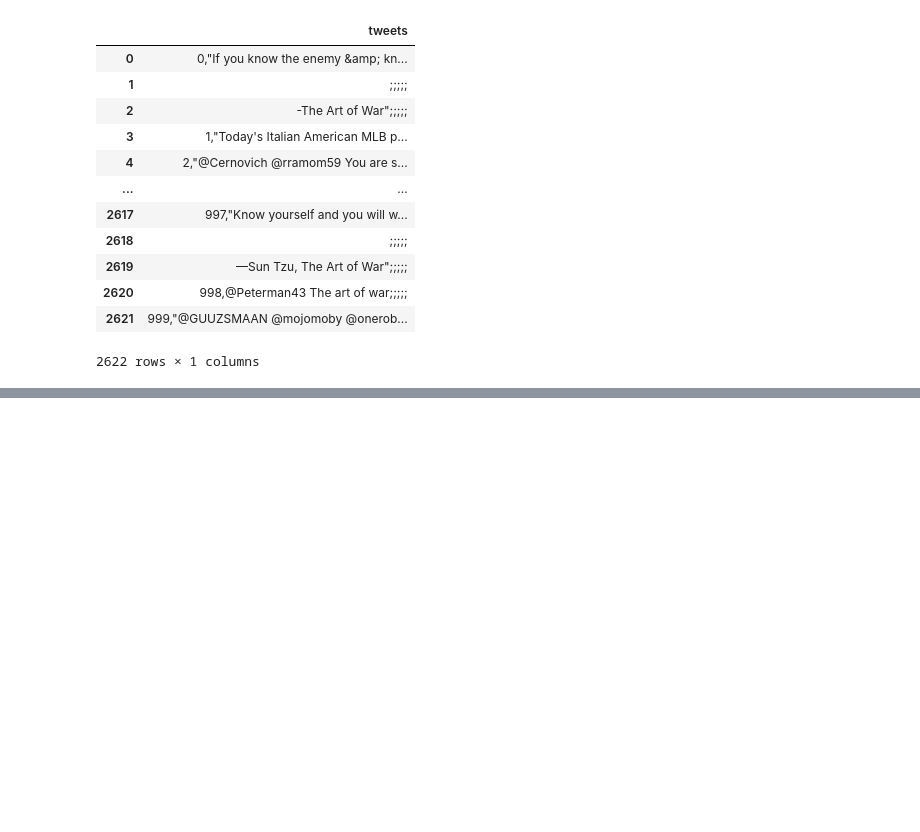
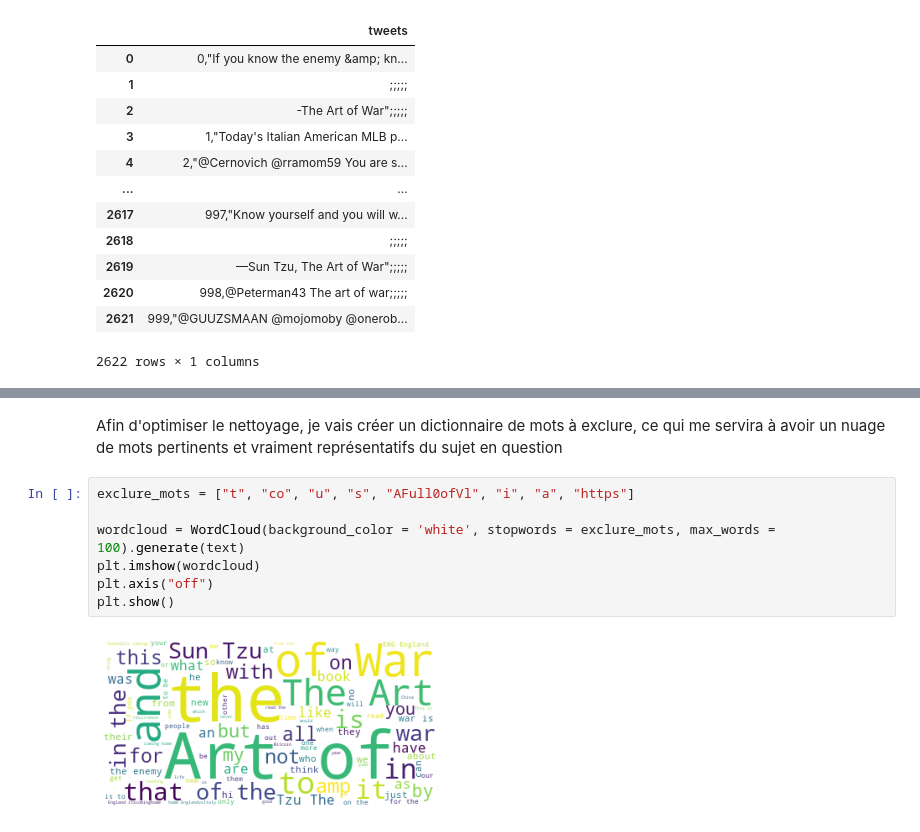
Before and after one commit to LaurenceAndraud/cyber-detective, a Jupyter notebook: Twitter.ipynb, the cells around one changed output, grey strips where cells are left out. Saved outputs shown, nothing was run; the diff lists cells and outputs as text; blank space fills up the shorter version.

```diff
--- a/Twitter.ipynb
+++ b/Twitter.ipynb
@@ -51,0 +68,11 @@ plt.show()
+# %% [markdown]
+Afin d'optimiser le nettoyage, je vais créer un dictionnaire de mots à exclure, ce qui me servira à avoir un nuage de mots pertinents et vraiment représentatifs du sujet en question
+# %%
+exclure_mots = ["t", "co", "u", "s", "AFull0ofVl", "i", "a", "https"]
+
+wordcloud = WordCloud(background_color = 'white', stopwords = exclure_mots, max_words = 100).generate(text)
+plt.imshow(wordcloud)
+plt.axis("off")
+plt.show()
+# %% [output]
+[figure, added]
```
Also changed, not shown: parts of 8 cells of this notebook.
